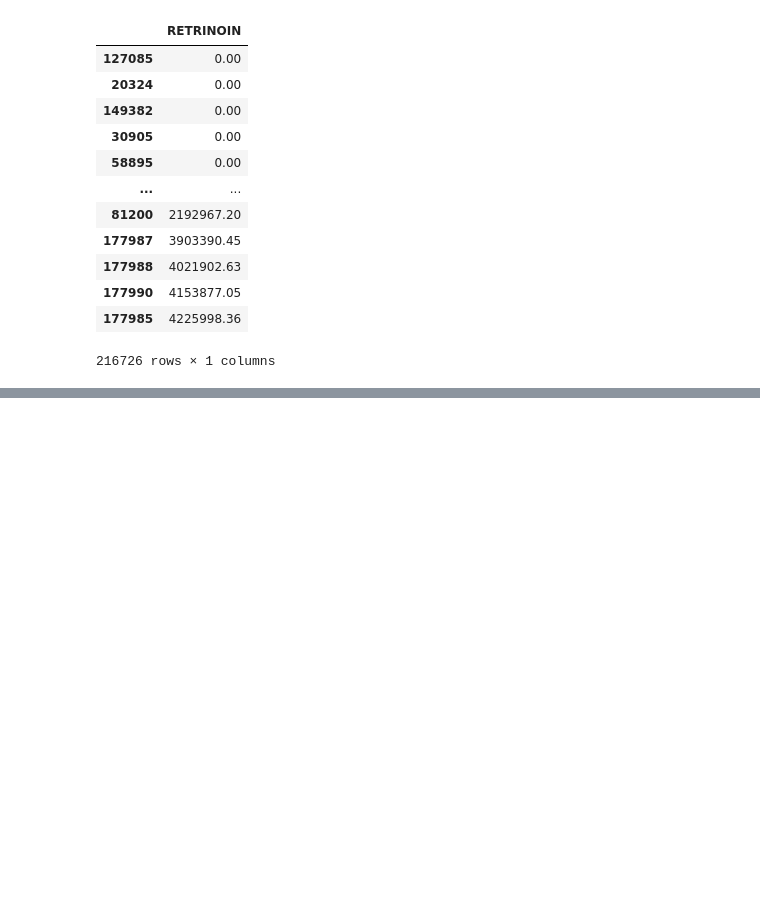
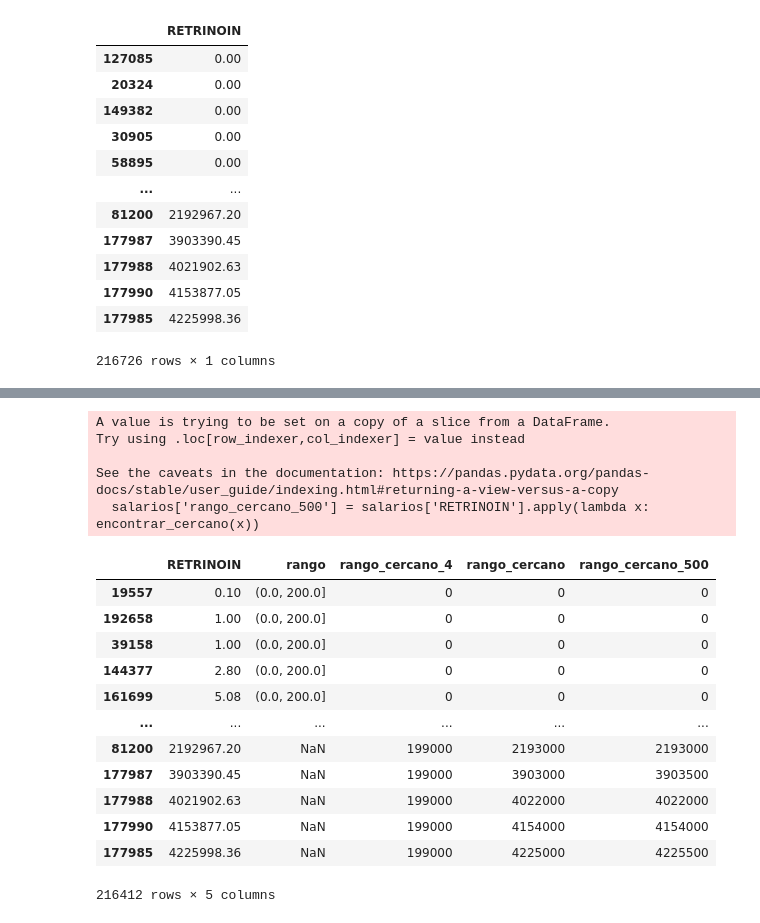
Before and after one commit to Gbau11/Empleo-Espa-a, a Jupyter notebook: code/empleo.ipynb, the cells around one changed output, grey strips where cells are left out. Saved outputs shown, nothing was run; the diff lists cells and outputs as text; code cells hidden in the pictures; blank space fills up the shorter version.

```diff
--- a/code/empleo.ipynb
+++ b/code/empleo.ipynb
@@ -150,0 +119,6 @@ Name: RETRINOIN, dtype: float64
+# %%
+intervalos = [x for x in range(0, 200000, 200)]
+
+salarios['rango'] = pd.cut(salarios['RETRINOIN'], bins=intervalos)
+
+print(salarios['rango'])
@@ -150,0 +160,9 @@ Name: RETRINOIN, dtype: float64
+# %%
+intervalo = [x for x in range(0, 4226000, 1000)]
+
+def encontrar_cercano(valor):
+    return min(intervalo, key=lambda x:abs(x-valor))
+
+salarios['rango_cercano'] = salarios['RETRINOIN'].apply(lambda x: encontrar_cercano(x))
+
+salarios
@@ -150,0 +188,28 @@ Name: RETRINOIN, dtype: float64
+# %%
+intervalo = [x for x in range(0, 4226000, 500)]
+
+def encontrar_cercano(valor):
+    return min(intervalo, key=lambda x:abs(x-valor))
+
+salarios['rango_cercano_500'] = salarios['RETRINOIN'].apply(lambda x: encontrar_cercano(x))
+
+salarios
+# %% [output]
+A value is trying to be set on a copy of a slice from a DataFrame.
+Try using .loc[row_indexer,col_indexer] = value instead
+
+See the caveats in the documentation: https://pandas.pydata.org/pandas-docs/stable/user_guide/indexing.html#returning-a-view-versus-a-copy
+  salarios['rango_cercano_500'] = salarios['RETRINOIN'].apply(lambda x: encontrar_cercano(x))
+|  | RETRINOIN | rango | rango_cercano_4 | rango_cercano | rango_cercano_500 |
+| 19557 | 0.10 | (0.0, 200.0] | 0 | 0 | 0 |
+| 192658 | 1.00 | (0.0, 200.0] | 0 | 0 | 0 |
+| 39158 | 1.00 | (0.0, 200.0] | 0 | 0 | 0 |
+| 144377 | 2.80 | (0.0, 200.0] | 0 | 0 | 0 |
+| 161699 | 5.08 | (0.0, 200.0] | 0 | 0 | 0 |
+| ... | ... | ... | ... | ... | ... |
+| 81200 | 2192967.20 | NaN | 199000 | 2193000 | 2193000 |
+| 177987 | 3903390.45 | NaN | 199000 | 3903000 | 3903500 |
+| 177988 | 4021902.63 | NaN | 199000 | 4022000 | 4022000 |
+| 177990 | 4153877.05 | NaN | 199000 | 4154000 | 4154000 |
+| 177985 | 4225998.36 | NaN | 199000 | 4225000 | 4225500 |
+216412 rows × 5 columns
```
Also changed, not shown: parts of 18 cells of this notebook, 2 other files.
